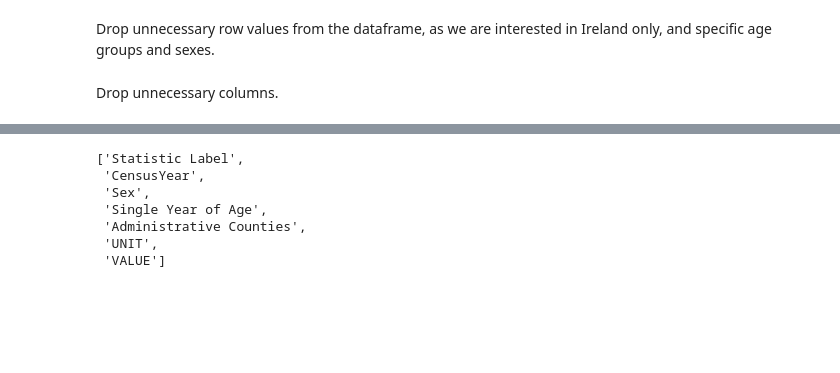
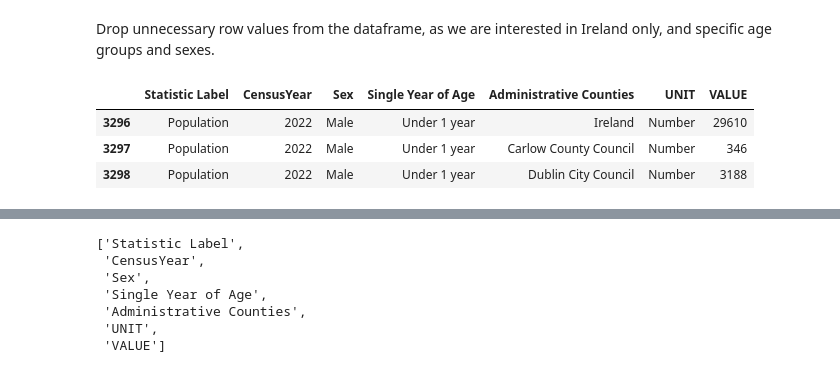
Before and after one commit to AnnaLozenko/PFDA_assignments, a Jupyter notebook: assignment05-population.ipynb, the cells around one changed output, grey strips where cells are left out. Drawn from its saved outputs; the diff is of its cells as text; code cells hidden in the pictures; blank space fills up the shorter version.

```diff
--- a/assignment05-population.ipynb
+++ b/assignment05-population.ipynb
@@ -36,5 +48,11 @@ df = df[df['Administrative Counties'] != 'Ireland']
 df = df[df['Single Year of Age'] != 'All ages']
 #drop all rows with 'Both sexes' in the 'Sex' column
 df = df[df['Sex'] != 'Both sexes']
-# %% [markdown]
-Drop unnecessary columns.
+# %%
+#check the dataframe after dropping unnecessary rows
+df.head(3)
+# %% [output]
+|  | Statistic Label | CensusYear | Sex | Single Year of Age | Administrative Counties | UNIT | VALUE |
+| 3296 | Population | 2022 | Male | Under 1 year | Ireland | Number | 29610 |
+| 3297 | Population | 2022 | Male | Under 1 year | Carlow County Council | Number | 346 |
+| 3298 | Population | 2022 | Male | Under 1 year | Dublin City Council | Number | 3188 |
```
Also changed, not shown: parts of 43 cells of this notebook.
